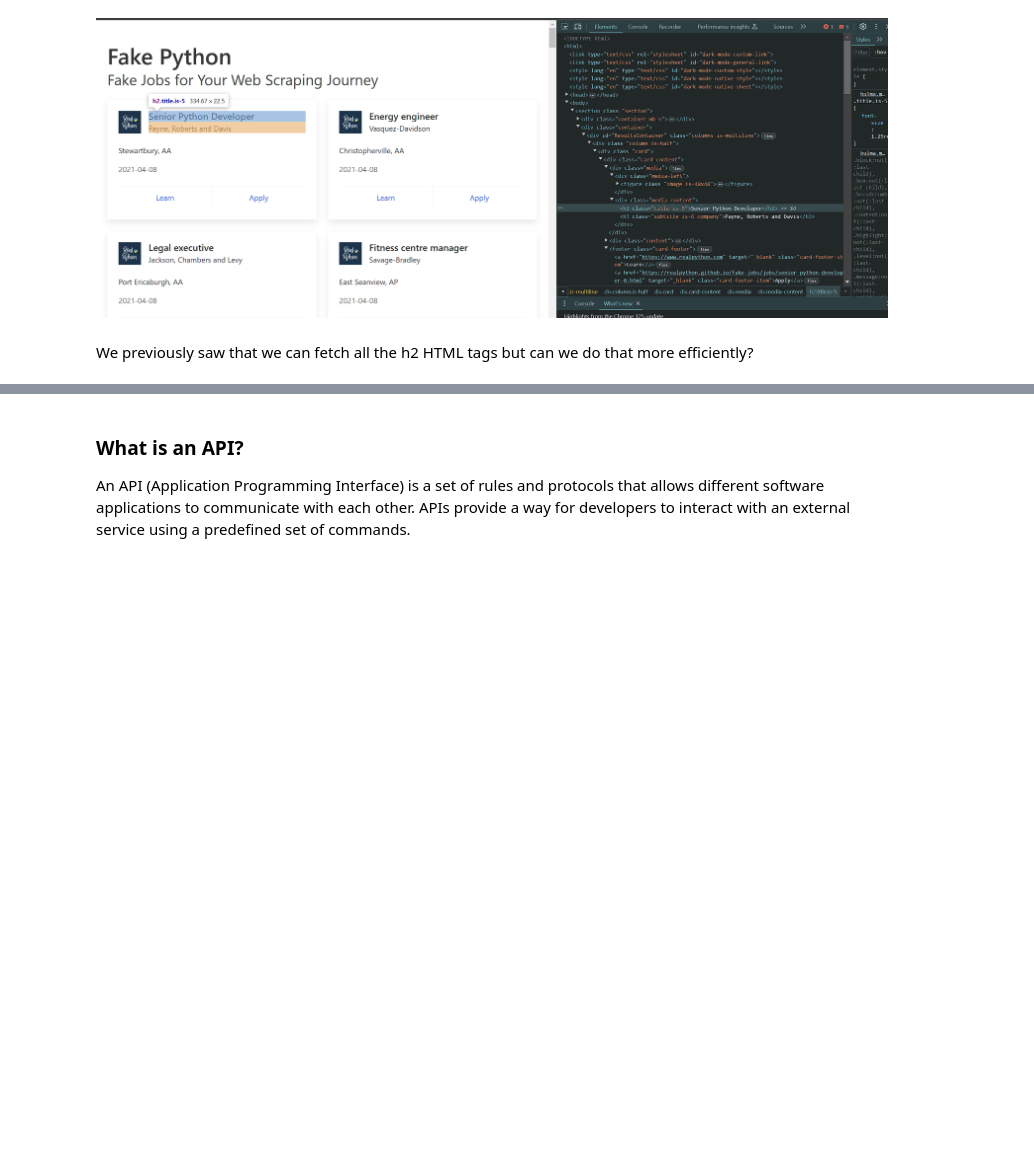
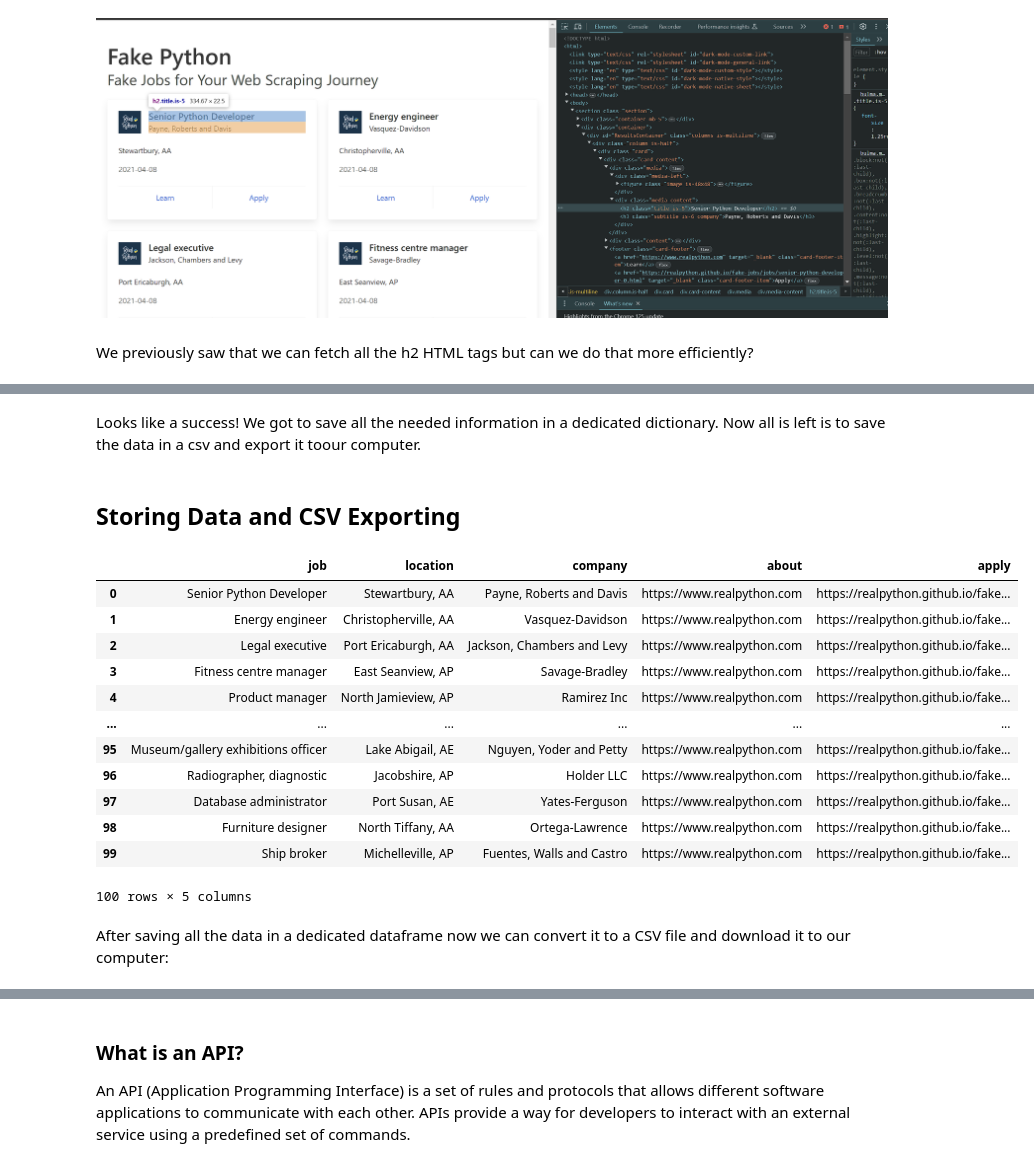
Before and after one commit to EitanBakirov/economics-data-science, a Jupyter notebook: Web_Scraping_and_APIs.ipynb, the cells around one changed output, grey strips where cells are left out. Cells and saved outputs as stored; diff of their text form; code cells hidden in the pictures; blank space fills up the shorter version.

Commit message:
Finished Fake Jobs Web Scraping

```diff
--- a/Web_Scraping_and_APIs.ipynb
+++ b/Web_Scraping_and_APIs.ipynb
@@ -469,0 +398,3 @@ With these examples and tools, you should be able to start scraping data from we
+# %%
+for job in job_titles:
+    print(job.text)
@@ -469,0 +423,3 @@ With these examples and tools, you should be able to start scraping data from we
+# %%
+job_locations = soup.find_all('p', class_='location')  # Find all <p> tags with class 'location'
+job_locations
@@ -469,0 +444,3 @@ With these examples and tools, you should be able to start scraping data from we
+# %%
+for location in job_locations:
+    print(location.text.strip())
@@ -469,0 +467,11 @@ With these examples and tools, you should be able to start scraping data from we
+# %%
+job_cards = soup.find_all('div', class_='card')  # Find all <div> tags with class 'card' aka getting all the cards
+jobs = []
+
+for card in job_cards:
+    job = card.find('h2', class_='title is-5').text
+    location = card.find('p', class_='location').text.strip()
+    company = card.find('h3', class_='subtitle is-6 company').text
+    about = card.find_all('a', class_='card-footer-item')[0]["href"]
+    apply = card.find_all('a', class_='card-footer-item')[1]["href"]
+    jobs.append({"job": job, "location": location, "company": company, "about": about, "apply": apply})
@@ -469,0 +498,24 @@ With these examples and tools, you should be able to start scraping data from we
+# %% [markdown]
+Looks like a success! We got to save all the needed information in a dedicated dictionary. Now all is left is to save the data in a csv and export it toour computer.
+# %% [markdown]
+## Storing Data and CSV Exporting
+# %%
+# Convert to DataFrame
+jobs_df = pd.DataFrame(jobs)
+jobs_df
+# %% [output]
+|  | job | location | company | about | apply |
+| 0 | Senior Python Developer | Stewartbury, AA | Payne, Roberts and Davis | https://www.realpython.com | https://realpython.github.io/fake... |
+| 1 | Energy engineer | Christopherville, AA | Vasquez-Davidson | https://www.realpython.com | https://realpython.github.io/fake... |
+| 2 | Legal executive | Port Ericaburgh, AA | Jackson, Chambers and Levy | https://www.realpython.com | https://realpython.github.io/fake... |
+| 3 | Fitness centre manager | East Seanview, AP | Savage-Bradley | https://www.realpython.com | https://realpython.github.io/fake... |
+| 4 | Product manager | North Jamieview, AP | Ramirez Inc | https://www.realpython.com | https://realpython.github.io/fake... |
+| ... | ... | ... | ... | ... | ... |
+| 95 | Museum/gallery exhibitions officer | Lake Abigail, AE | Nguyen, Yoder and Petty | https://www.realpython.com | https://realpython.github.io/fake... |
+| 96 | Radiographer, diagnostic | Jacobshire, AP | Holder LLC | https://www.realpython.com | https://realpython.github.io/fake... |
+| 97 | Database administrator | Port Susan, AE | Yates-Ferguson | https://www.realpython.com | https://realpython.github.io/fake... |
+| 98 | Furniture designer | North Tiffany, AA | Ortega-Lawrence | https://www.realpython.com | https://realpython.github.io/fake... |
+| 99 | Ship broker | Michelleville, AP | Fuentes, Walls and Castro | https://www.realpython.com | https://realpython.github.io/fake... |
+100 rows × 5 columns
+# %% [markdown]
+After saving all the data in a dedicated dataframe now we can convert it to a CSV file and download it to our computer:
```
Also changed, not shown: parts of 34 cells of this notebook.
